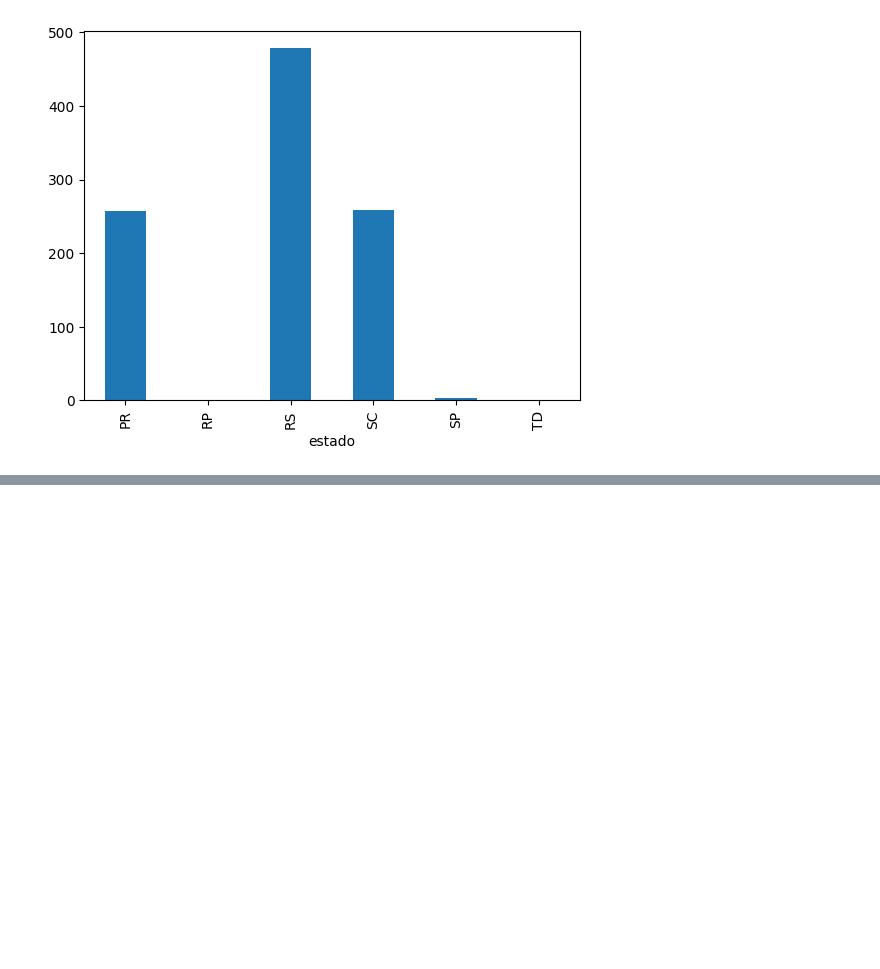
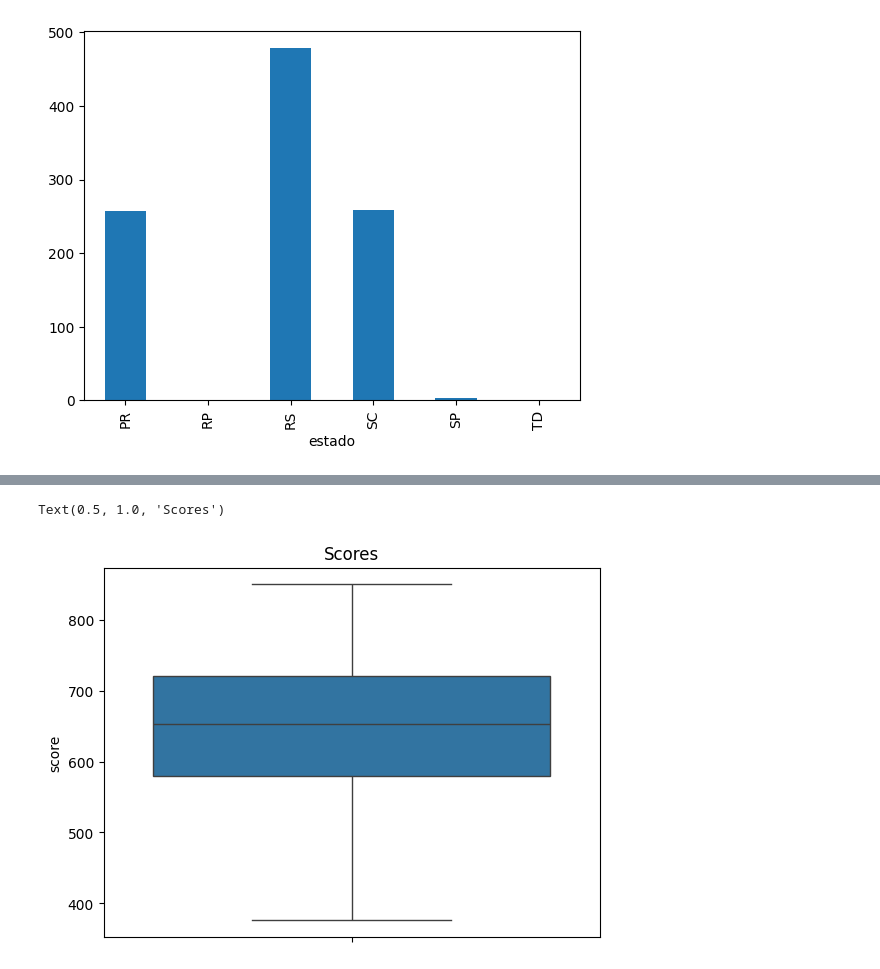
Before and after one commit to glaucoSapucaia/DataScienceStudies, a Jupyter notebook: python_data_science/tratamento_dados/primeiros_testes.ipynb, the cells around one changed output, grey strips where cells are left out. Drawn from its saved outputs; the diff is of its cells as text; code cells hidden in the pictures; blank space fills up the shorter version.

```diff
--- a/python_data_science/tratamento_dados/primeiros_testes.ipynb
+++ b/python_data_science/tratamento_dados/primeiros_testes.ipynb
@@ -58,0 +112,5 @@ estados.plot.bar()
+# %%
+srn.boxplot(data['score']).set_title('Scores')
+# %% [output]
+Text(0.5, 1.0, 'Scores')
+[figure, added]
```
Also changed, not shown: parts of 22 cells of this notebook, 2 other files.
